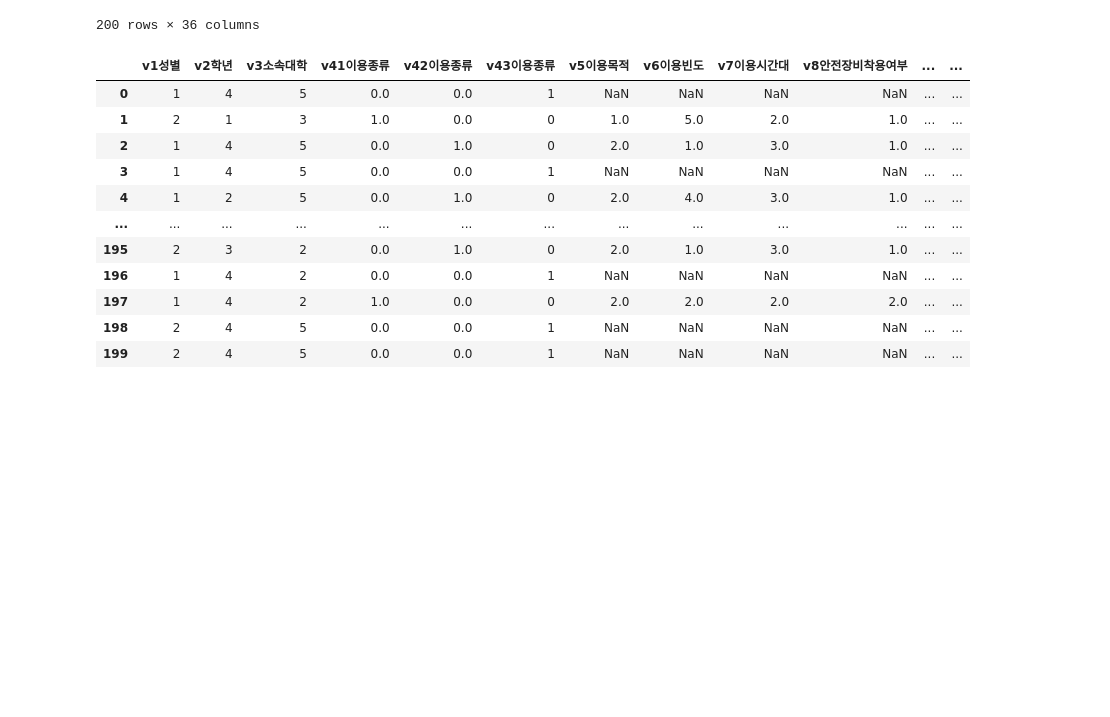
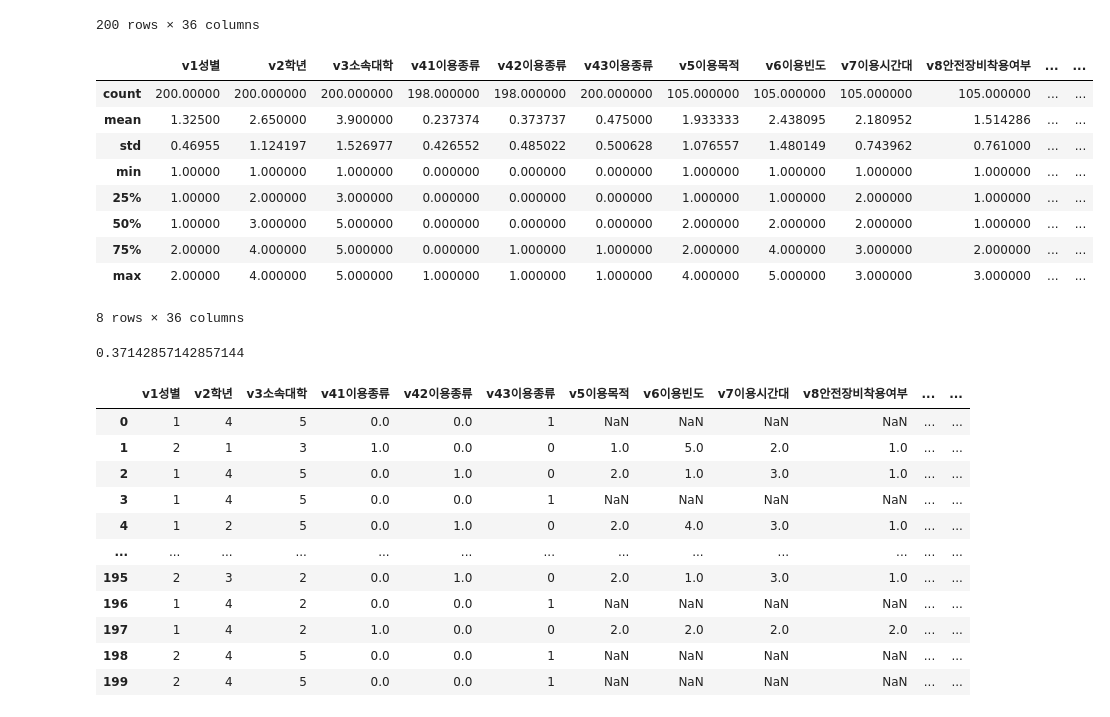
Before and after one commit to sharppink/pandas_visualization, a Jupyter notebook: project_anyang.ipynb, the cells around one changed output. Saved outputs shown, nothing was run; the diff lists cells and outputs as text; code cells hidden in the pictures; blank space fills up the shorter version.

```diff
--- a/project_anyang.ipynb
+++ b/project_anyang.ipynb
@@ -17,6 +17,23 @@ data
 | 198 | 2 | 4 | 5 | 0.0 | 0.0 | 1 | NaN | NaN | NaN | NaN | ... | ... |
 | 199 | 2 | 4 | 5 | 0.0 | 0.0 | 1 | NaN | NaN | NaN | NaN | ... | ... |
 200 rows × 36 columns
+# %%
+data.describe()
+# %% [output]
+|  | v1성별 | v2학년 | v3소속대학 | v41이용종류 | v42이용종류 | v43이용종류 | v5이용목적 | v6이용빈도 | v7이용시간대 | v8안전장비착용여부 | ... | ... |
+| count | 200.00000 | 200.000000 | 200.000000 | 198.000000 | 198.000000 | 200.000000 | 105.000000 | 105.000000 | 105.000000 | 105.000000 | ... | ... |
+| mean | 1.32500 | 2.650000 | 3.900000 | 0.237374 | 0.373737 | 0.475000 | 1.933333 | 2.438095 | 2.180952 | 1.514286 | ... | ... |
+| std | 0.46955 | 1.124197 | 1.526977 | 0.426552 | 0.485022 | 0.500628 | 1.076557 | 1.480149 | 0.743962 | 0.761000 | ... | ... |
+| min | 1.00000 | 1.000000 | 1.000000 | 0.000000 | 0.000000 | 0.000000 | 1.000000 | 1.000000 | 1.000000 | 1.000000 | ... | ... |
+| 25% | 1.00000 | 2.000000 | 3.000000 | 0.000000 | 0.000000 | 0.000000 | 1.000000 | 1.000000 | 2.000000 | 1.000000 | ... | ... |
+| 50% | 1.00000 | 3.000000 | 5.000000 | 0.000000 | 0.000000 | 0.000000 | 2.000000 | 2.000000 | 2.000000 | 1.000000 | ... | ... |
+| 75% | 2.00000 | 4.000000 | 5.000000 | 0.000000 | 1.000000 | 1.000000 | 2.000000 | 4.000000 | 3.000000 | 2.000000 | ... | ... |
+| max | 2.00000 | 4.000000 | 5.000000 | 1.000000 | 1.000000 | 1.000000 | 4.000000 | 5.000000 | 3.000000 | 3.000000 | ... | ... |
+8 rows × 36 columns
+# %%
+39/105
+# %% [output]
+0.37142857142857144
 # %%
 data['v4이용종류'] = 0
 data['v4_1이용여부'] = 0
```
Also changed, not shown: parts of 1 cell of this notebook.
